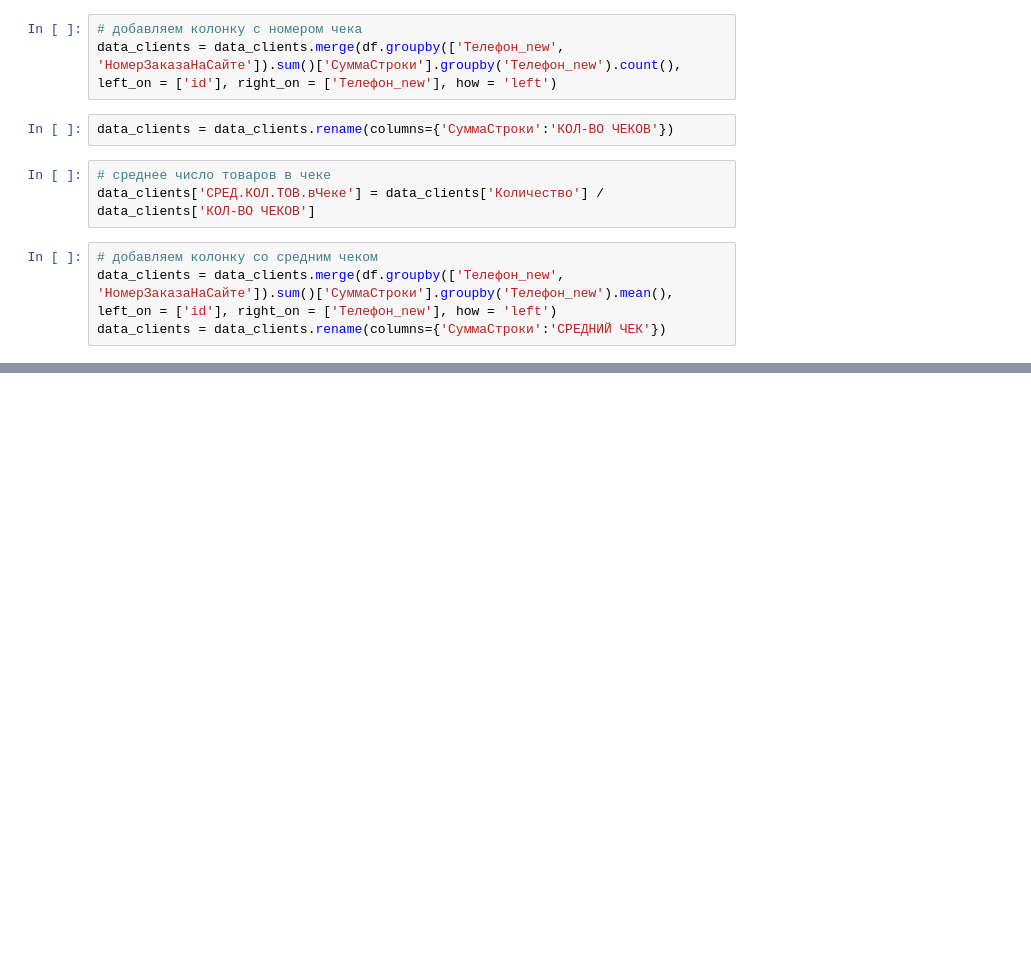
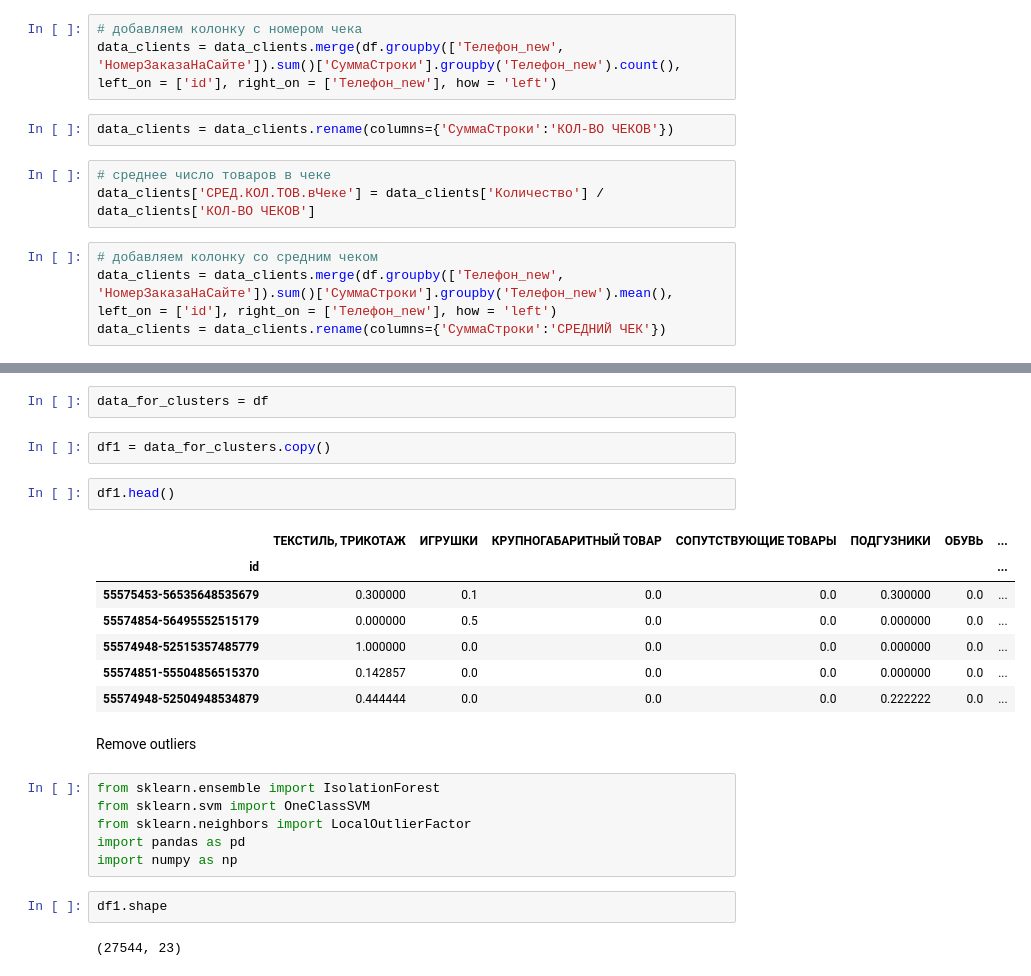
Before and after one commit to danzhukk/project-clusters, a Jupyter notebook: project.ipynb, the cells around one changed output, grey strips where cells are left out. Drawn from its saved outputs; the diff is of its cells as text; blank space fills up the shorter version.

Commit message:
ready to clusterisation

```diff
--- a/project.ipynb
+++ b/project.ipynb
@@ -781,0 +871,26 @@ KeyError: 'ТЕКСТИЛЬ'
+# %%
+data_for_clusters = df
+# %%
+df1 = data_for_clusters.copy()
+# %%
+df1.head()
+# %% [output]
+|  | ТЕКСТИЛЬ, ТРИКОТАЖ | ИГРУШКИ | КРУПНОГАБАРИТНЫЙ ТОВАР | СОПУТСТВУЮЩИЕ ТОВАРЫ | ПОДГУЗНИКИ | ОБУВЬ | ... |
+| id |  |  |  |  |  |  | ... |
+| 55575453-56535648535679 | 0.300000 | 0.1 | 0.0 | 0.0 | 0.300000 | 0.0 | ... |
+| 55574854-56495552515179 | 0.000000 | 0.5 | 0.0 | 0.0 | 0.000000 | 0.0 | ... |
+| 55574948-52515357485779 | 1.000000 | 0.0 | 0.0 | 0.0 | 0.000000 | 0.0 | ... |
+| 55574851-55504856515370 | 0.142857 | 0.0 | 0.0 | 0.0 | 0.000000 | 0.0 | ... |
+| 55574948-52504948534879 | 0.444444 | 0.0 | 0.0 | 0.0 | 0.222222 | 0.0 | ... |
+# %% [markdown]
+Remove outliers
+# %%
+from sklearn.ensemble import IsolationForest
+from sklearn.svm import OneClassSVM
+from sklearn.neighbors import LocalOutlierFactor
+import pandas as pd
+import numpy as np
+# %%
+df1.shape
+# %% [output]
+(27544, 23)
```
Also changed, not shown: parts of 30 cells of this notebook.
